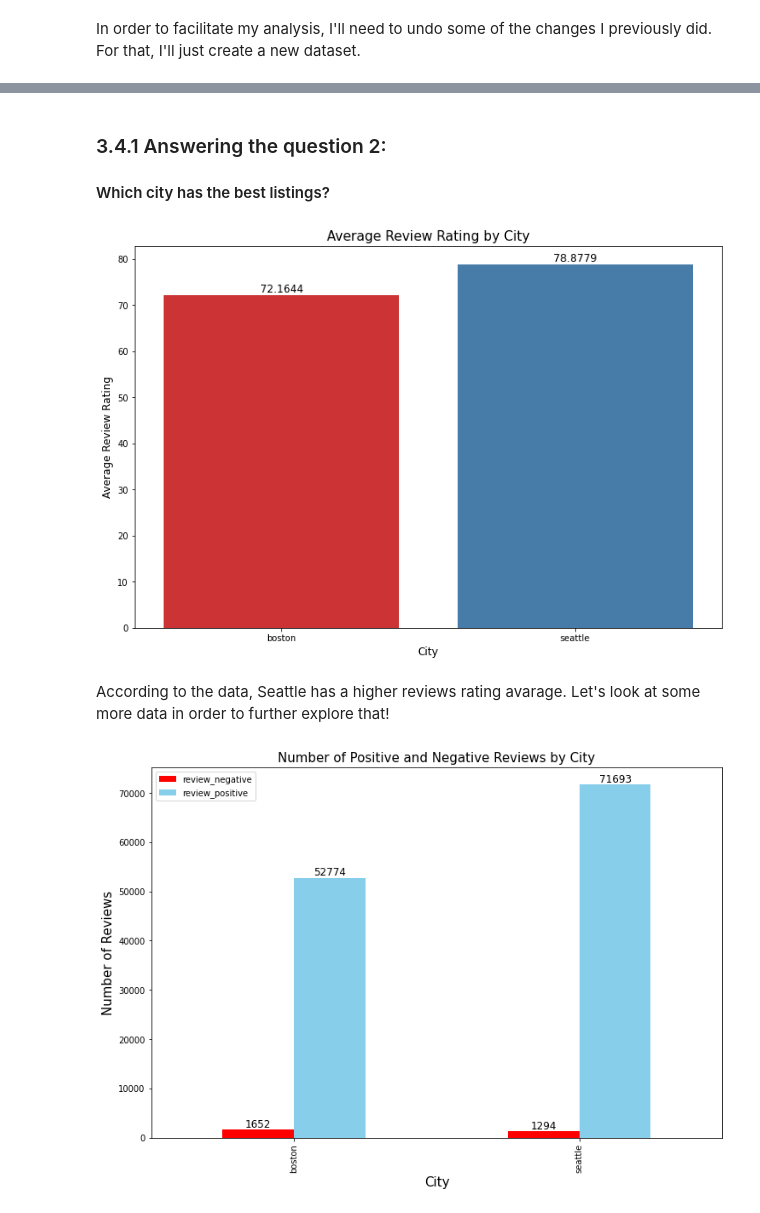
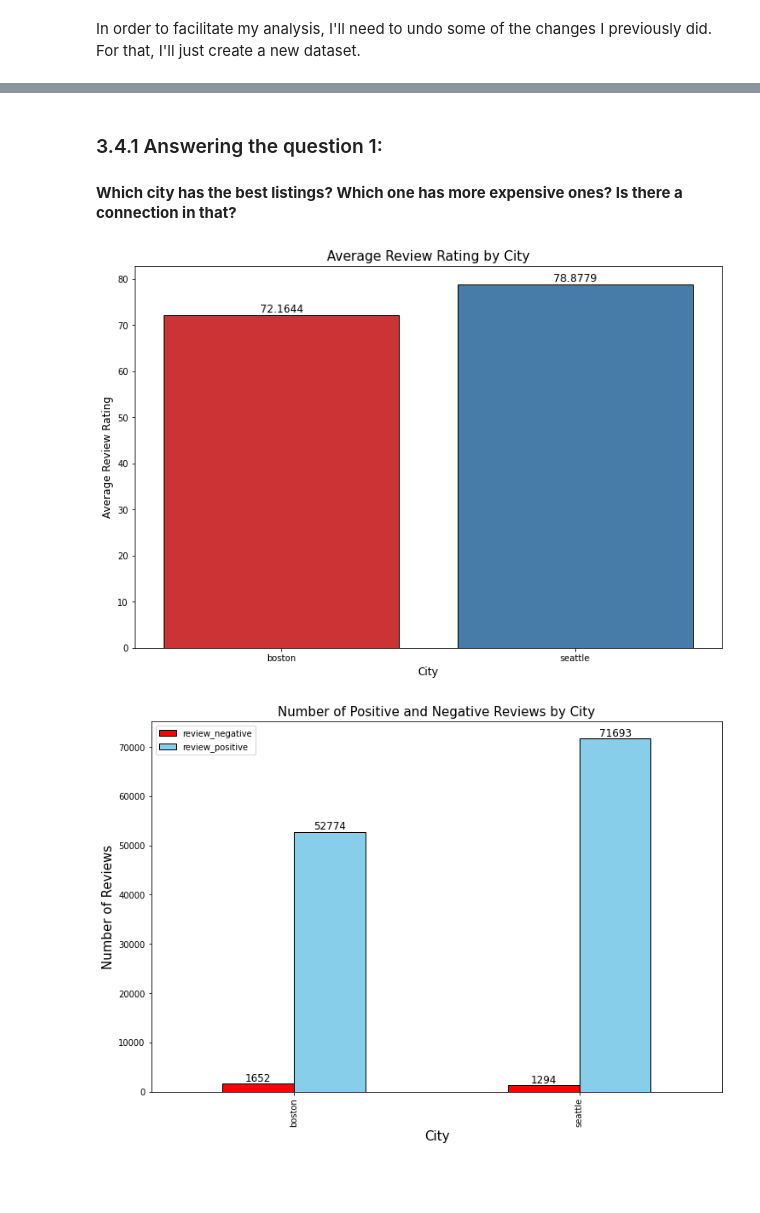
Before and after one commit to macedoti13/Airbnb-Data-Analysis, a Jupyter notebook: AirbnbDataAnalysis.ipynb, the cells around one changed output, grey strips where cells are left out. Cells and saved outputs as stored; diff of their text form; code cells hidden in the pictures; blank space fills up the shorter version.

Commit message:
data analysis 2

```diff
--- a/AirbnbDataAnalysis.ipynb
+++ b/AirbnbDataAnalysis.ipynb
@@ -1142,39 +1142,44 @@ analysis_df.head()
 | 4 | 0.320548 | 0 | 17 | 1 | 3 | 1.0 | 1.0 | ... |
 | 5 | 0.002740 | 0 | 13 | 0 | 4 | 2.0 | 2.0 | ... |
 # %% [markdown]
-### 3.4.1 Answering the question 2:
+### 3.4.1 Answering the question 1:
 
-#### Which city has the best listings?
+#### **Which city has the best listings? Which one has more expensive ones? Is there a connection in that?**
 # %%
 # grouping data
 df1 = analysis_df.groupby('city')['review_scores_rating'].mean().to_frame().reset_index()
 
 # creating figure
 plt.figure(figsize=(12,8))
 
 # creating bar plot
-ax = sns.barplot(x='city', y='review_scores_rating', data=df1, palette="Set1")
+ax = sns.barplot(x='city', y='review_scores_rating', data=df1, palette="Set1", edgecolor='black')
 
 # personalizing bar plot
 ax.bar_label(ax.containers[0], size=12);
 ax.set_title('Average Review Rating by City', size=15)
 ax.set_ylabel('Average Review Rating', size=12)
 ax.set_xlabel('City', size=12)
 
 # showing bar plot
 plt.show()
 # %% [output]
-[figure, old version]
+[figure, new version]
-# %% [markdown]
-According to the data, Seattle has a higher reviews rating avarage. Let's look at some more data in order to further explore that!
 # %%
+# grouping data
 df2 = df.groupby('city')[['review_negative', 'review_positive']].sum()
-ax = df2.plot(kind='bar', stacked=False, color=['red', 'skyblue'], figsize=(12,8))
+
+# building plot
+ax = df2.plot(kind='bar', stacked=False, color=['red', 'skyblue'], figsize=(12,8), edgecolor='black')
+
+# personalizing plot
 ax.set_title('Number of Positive and Negative Reviews by City', size=15)
 ax.set_xlabel('City', size=15)
 ax.set_ylabel('Number of Reviews', size=15)
 
 for i in ax.containers:
     ax.bar_label(i, size=12)
+
+plt.show()
 # %% [output]
-[figure, old version]
+[figure, new version]
```
Also changed, not shown: parts of 1 cell of this notebook.
